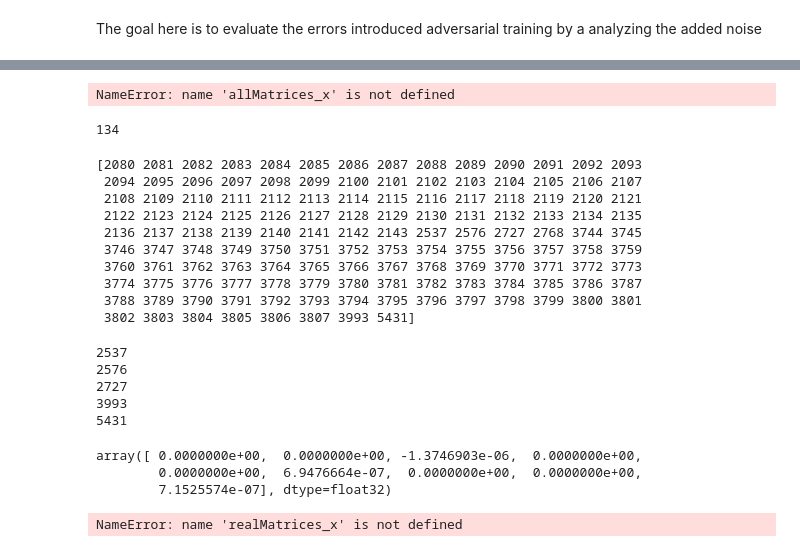
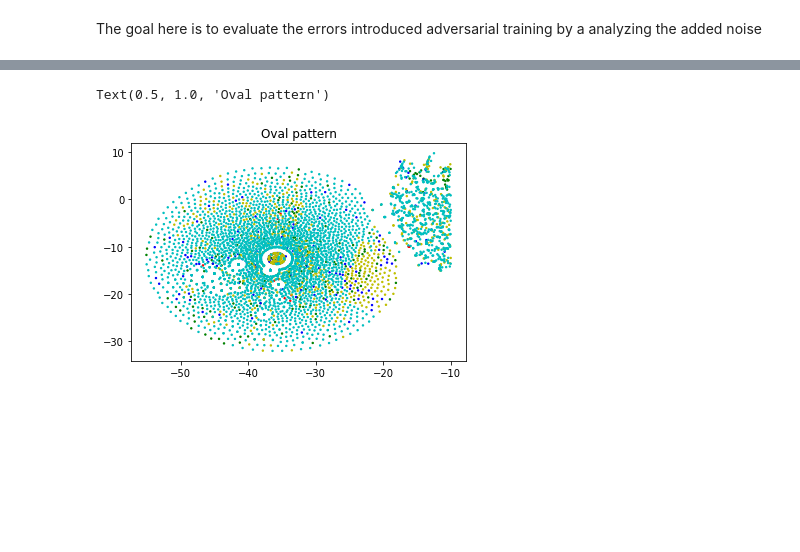
Before and after one commit to vorzawk/mdlAttack, a Jupyter notebook: mdlAttack_tsnePatterns.ipynb, the cells around one changed output, grey strips where cells are left out. Saved outputs shown, nothing was run; the diff lists cells and outputs as text; code cells hidden in the pictures; blank space fills up the shorter version.

```diff
--- a/mdlAttack_tsnePatterns.ipynb
+++ b/mdlAttack_tsnePatterns.ipynb
@@ -78,71 +84,30 @@ Text(0.5, 1.0, 'Model Noise')
 # %%
 # Code to isolate the circular pattern from the plot
-# Using 4 threshold values, I isolate the rectangular
-# region of the plot which contains the circular pattern
-x_range = (-7,-2)
-y_range = (3,9)
-indices = (allMatrices_x < x_range[1]) * (allMatrices_y < y_range[1]) * \
-(allMatrices_x > x_range[0]) * (allMatrices_y > y_range[0])
+# Using 4 threshold values, I isolate a rectangular
+# region of the plot which contains the oval pattern
+x_range = (-60,-10)
+y_range = (-40,10)
+indices = (modelNoise_x < x_range[1]) * (modelNoise_y < y_range[1]) * \
+(modelNoise_x > x_range[0]) * (modelNoise_y > y_range[0])
 
 # Plot the isolated pattern to verify that circular pattern
 # was correctly isolated
 colors = np.array(colors)
-plt.scatter(allMatrices_x[indices], allMatrices_y[indices], c = colors[indices], s=2)
-for idx in nonZeroPatternIndices:
-    plt.plot(allMatrices_x[idx], allMatrices_y[idx], 'ro', markersize=4)
-plt.title('Model Noise')
+plt.scatter(modelNoise_x[indices], modelNoise_y[indices], c = colors[indices], s=2)
+#for idx in nonZeroPatternIndices:
+#    plt.plot(modelNoise_x[idx], modelNoise_y[idx], 'mo', markersize=4)
+plt.title('Oval pattern')
 # %% [output]
-NameError: name 'allMatrices_x' is not defined
+Text(0.5, 1.0, 'Oval pattern')
+[figure, added]
-# %%
-len(np.nonzero(indices)[0])
-# %% [output]
-134
-# %%
-patternIndices = np.nonzero(indices)[0]
-print(patternIndices)
-# %% [output]
-[2080 2081 2082 2083 2084 2085 2086 2087 2088 2089 2090 2091 2092 2093
- 2094 2095 2096 2097 2098 2099 2100 2101 2102 2103 2104 2105 2106 2107
- 2108 2109 2110 2111 2112 2113 2114 2115 2116 2117 2118 2119 2120 2121
- 2122 2123 2124 2125 2126 2127 2128 2129 2130 2131 2132 2133 2134 2135
- 2136 2137 2138 2139 2140 2141 2142 2143 2537 2576 2727 2768 3744 3745
- 3746 3747 3748 3749 3750 3751 3752 3753 3754 3755 3756 3757 3758 3759
- 3760 3761 3762 3763 3764 3765 3766 3767 3768 3769 3770 3771 3772 3773
- 3774 3775 3776 3777 3778 3779 3780 3781 3782 3783 3784 3785 3786 3787
- 3788 3789 3790 3791 3792 3793 3794 3795 3796 3797 3798 3799 3800 3801
- 3802 3803 3804 3805 3806 3807 3993 5431]
 # %%
+noiseVectors = []
+for layer in modelNoiseConvLayers:
+    for kernel in layer.T:
+        for matrix in kernel:
+            noiseVectors.append(matrix.flatten())
+patternIndices = np.nonzero(indices)[0]
 nonZeroPatternIndices =[]
 for idx in np.nditer(patternIndices):
-    if (allMatrices[idx] != 0).any():
+    if (noiseVectors[idx] != 0).any():
         nonZeroPatternIndices.append(idx)
-        print(idx)
-# %% [output]
-2537
-2576
-2727
-3993
-5431
-# %%
-allMatrices[2576]
-# %% [output]
-array([ 0.0000000e+00,  0.0000000e+00, -1.3746903e-06,  0.0000000e+00,
-        0.0000000e+00,  6.9476664e-07,  0.0000000e+00,  0.0000000e+00,
-        7.1525574e-07], dtype=float32)
-# %%
-# Plot the random noise
-randNoise = []
-for layer in convNoise:
-    randLayer = (max_noise - min_noise) * np.random.random(layer.shape)
-    randNoise.append(randLayer)
-randMatrices = []
-for layer in randNoise:
-    for filter in layer.T:
-        for matrix in filter:
-            randMatrices.append(matrix.flatten())
-randMatricesTsne = TSNE(n_components=2, perplexity=100, n_iter=1200).fit_transform(randMatrices)
-randMatrices_x, randMatrices_y = randMatricesTsne.T
-plt.scatter(randMatrices_x, randMatrices_y, s=0.3, c=colors)
-plt.title('Random Noise')
-# %% [output]
-NameError: name 'realMatrices_x' is not defined
```
Also changed, not shown: parts of 18 cells of this notebook.
